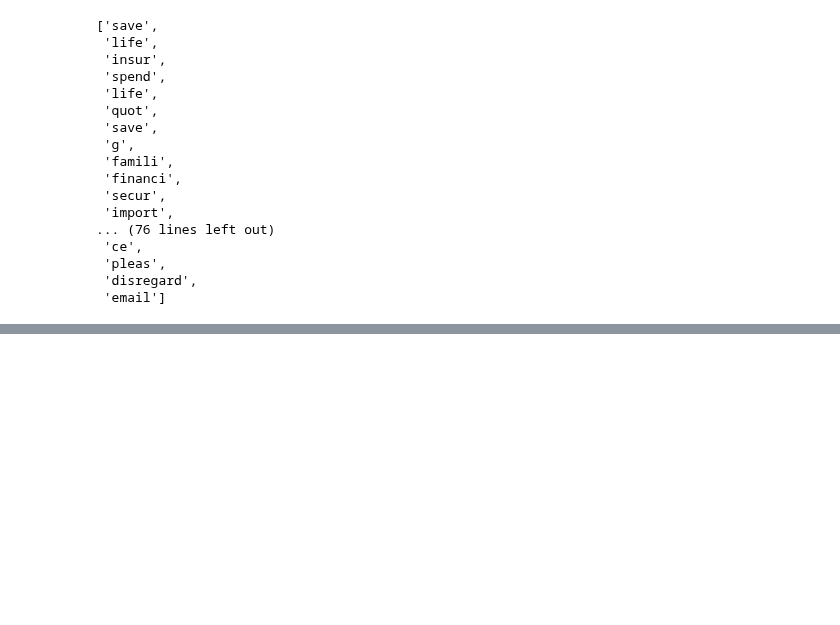
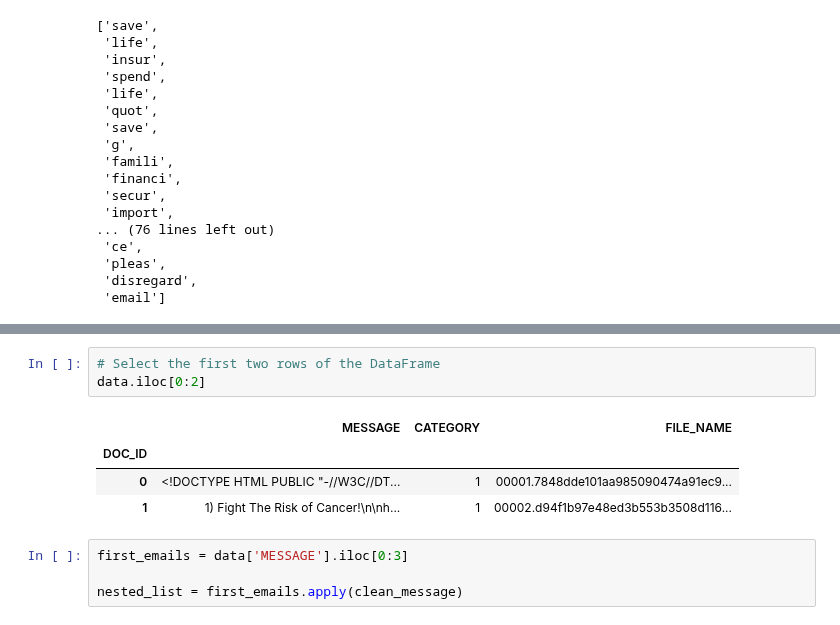
Before and after one commit to shade-12/ml-intro, a Jupyter notebook: 05_Bayes_Classifier.ipynb, the cells around one changed output, grey strips where cells are left out. Saved outputs shown, nothing was run; the diff lists cells and outputs as text; blank space fills up the shorter version.

Commit message:
Advanced subsetting DataFrame

```diff
--- a/05_Bayes_Classifier.ipynb
+++ b/05_Bayes_Classifier.ipynb
@@ -552,0 +562,12 @@ clean_msg_no_html(html_email_body)
+# %%
+# Select the first two rows of the DataFrame
+data.iloc[0:2]
+# %% [output]
+|  | MESSAGE | CATEGORY | FILE_NAME |
+| DOC_ID |  |  |  |
+| 0 | <!DOCTYPE HTML PUBLIC "-//W3C//DT... | 1 | 00001.7848dde101aa985090474a91ec9... |
+| 1 | 1) Fight The Risk of Cancer!\n\nh... | 1 | 00002.d94f1b97e48ed3b553b3508d116... |
+# %%
+first_emails = data['MESSAGE'].iloc[0:3]
+
+nested_list = first_emails.apply(clean_message)
```
Also changed, not shown: parts of 6 cells of this notebook.
